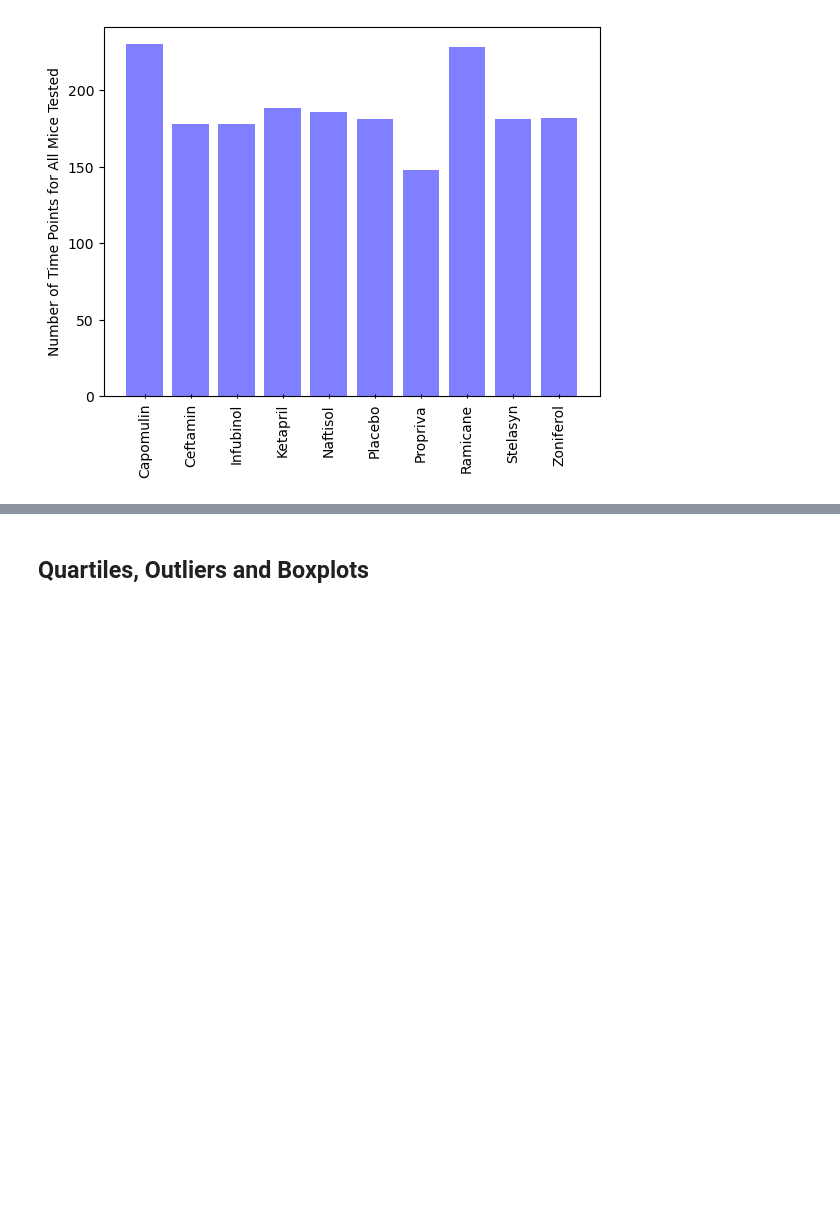
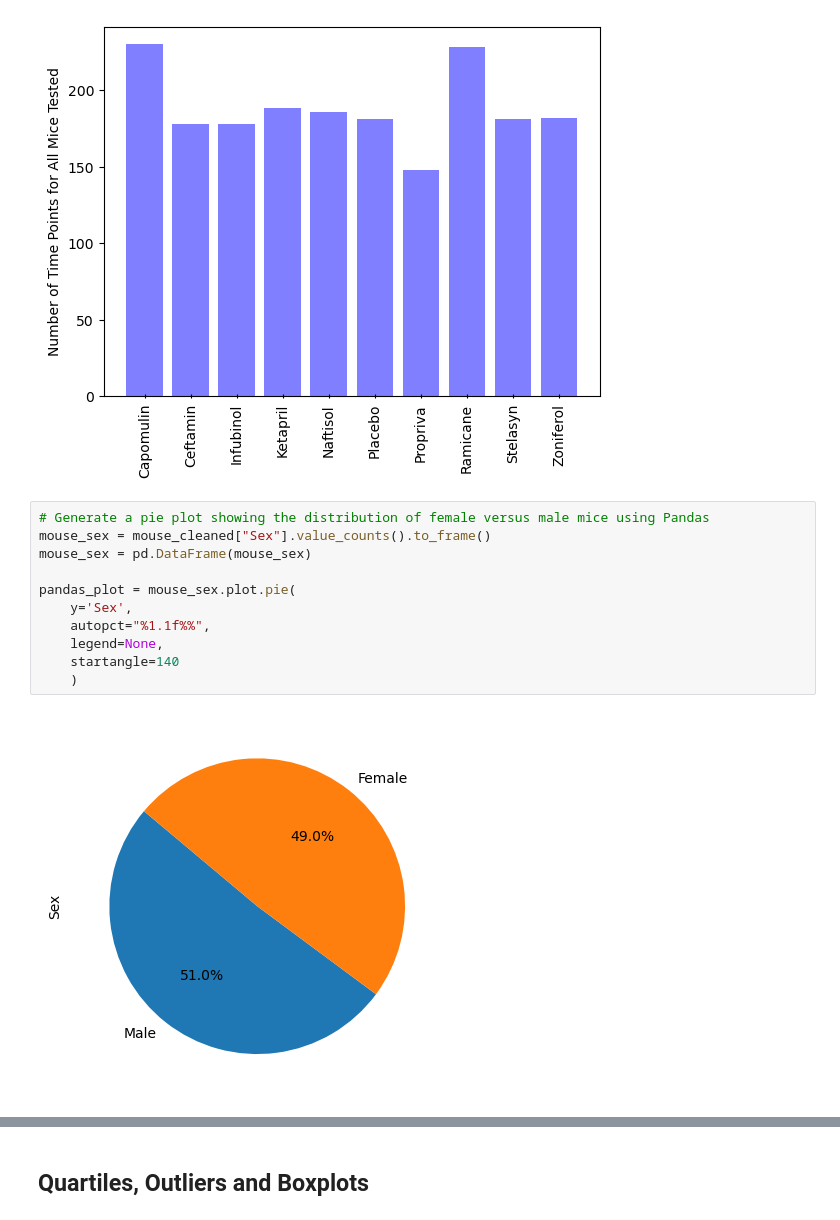
Before and after one commit to tmbiro/data_visualization, a Jupyter notebook: pymaceuticals.ipynb, the cells around one changed output, grey strips where cells are left out. Cells and saved outputs as stored; diff of their text form; blank space fills up the shorter version.

```diff
--- a/pymaceuticals.ipynb
+++ b/pymaceuticals.ipynb
@@ -167,4 +167,17 @@ bar2.set_ylabel('Number of Time Points for All Mice Tested')
 bar2.tick_params(axis='x',direction='inout',rotation=90)
 # %% [output]
 [figure]
+# %%
+# Generate a pie plot showing the distribution of female versus male mice using Pandas
+mouse_sex = mouse_cleaned["Sex"].value_counts().to_frame()
+mouse_sex = pd.DataFrame(mouse_sex)
+
+pandas_plot = mouse_sex.plot.pie(
+    y='Sex',
+    autopct="%1.1f%%",
+    legend=None,
+    startangle=140
+    )
+# %% [output]
+[figure, added]
 # %%
```
Also changed, not shown: parts of 5 cells of this notebook.
